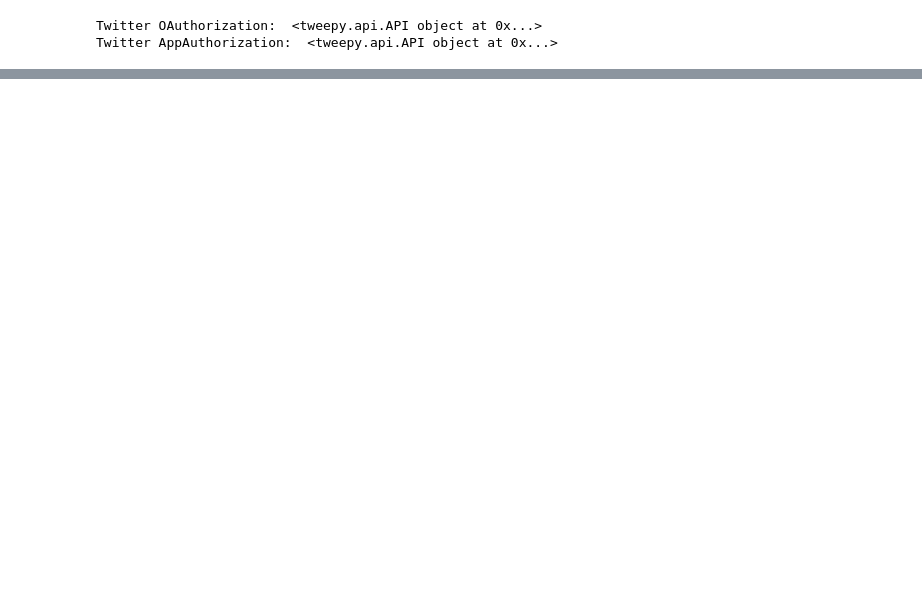
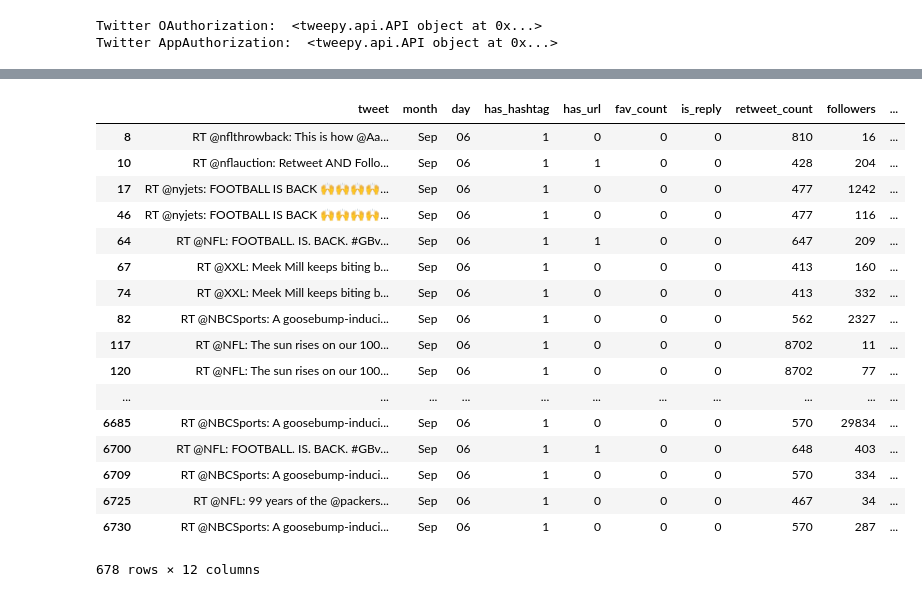
Before and after one commit to PierreCasco/twitter_and_football, a Jupyter notebook: Twitter_and_Football.ipynb, the cells around one changed output, grey strips where cells are left out. Cells and saved outputs as stored; diff of their text form; code cells hidden in the pictures; blank space fills up the shorter version.

```diff
--- a/Twitter_and_Football.ipynb
+++ b/Twitter_and_Football.ipynb
@@ -196,0 +175,21 @@ import plotly.express as px
+# %%
+tweets_df[tweets_df['retweet_count'] > 400]
+# %% [output]
+|  | tweet | month | day | has_hashtag | has_url | fav_count | is_reply | retweet_count | followers | ... |
+| 8 | RT @nflthrowback: This is how @Aa... | Sep | 06 | 1 | 0 | 0 | 0 | 810 | 16 | ... |
+| 10 | RT @nflauction: Retweet AND Follo... | Sep | 06 | 1 | 1 | 0 | 0 | 428 | 204 | ... |
+| 17 | RT @nyjets: FOOTBALL IS BACK 🙌🙌🙌🙌... | Sep | 06 | 1 | 0 | 0 | 0 | 477 | 1242 | ... |
+| 46 | RT @nyjets: FOOTBALL IS BACK 🙌🙌🙌🙌... | Sep | 06 | 1 | 0 | 0 | 0 | 477 | 116 | ... |
+| 64 | RT @NFL: FOOTBALL. IS. BACK. #GBv... | Sep | 06 | 1 | 1 | 0 | 0 | 647 | 209 | ... |
+| 67 | RT @XXL: Meek Mill keeps biting b... | Sep | 06 | 1 | 0 | 0 | 0 | 413 | 160 | ... |
+| 74 | RT @XXL: Meek Mill keeps biting b... | Sep | 06 | 1 | 0 | 0 | 0 | 413 | 332 | ... |
+| 82 | RT @NBCSports: A goosebump-induci... | Sep | 06 | 1 | 0 | 0 | 0 | 562 | 2327 | ... |
+| 117 | RT @NFL: The sun rises on our 100... | Sep | 06 | 1 | 0 | 0 | 0 | 8702 | 11 | ... |
+| 120 | RT @NFL: The sun rises on our 100... | Sep | 06 | 1 | 0 | 0 | 0 | 8702 | 77 | ... |
+| ... | ... | ... | ... | ... | ... | ... | ... | ... | ... | ... |
+| 6685 | RT @NBCSports: A goosebump-induci... | Sep | 06 | 1 | 0 | 0 | 0 | 570 | 29834 | ... |
+| 6700 | RT @NFL: FOOTBALL. IS. BACK. #GBv... | Sep | 06 | 1 | 1 | 0 | 0 | 648 | 403 | ... |
+| 6709 | RT @NBCSports: A goosebump-induci... | Sep | 06 | 1 | 0 | 0 | 0 | 570 | 334 | ... |
+| 6725 | RT @NFL: 99 years of the @packers... | Sep | 06 | 1 | 0 | 0 | 0 | 467 | 34 | ... |
+| 6730 | RT @NBCSports: A goosebump-induci... | Sep | 06 | 1 | 0 | 0 | 0 | 570 | 287 | ... |
+678 rows × 12 columns
```
Also changed, not shown: parts of 4 cells of this notebook.
